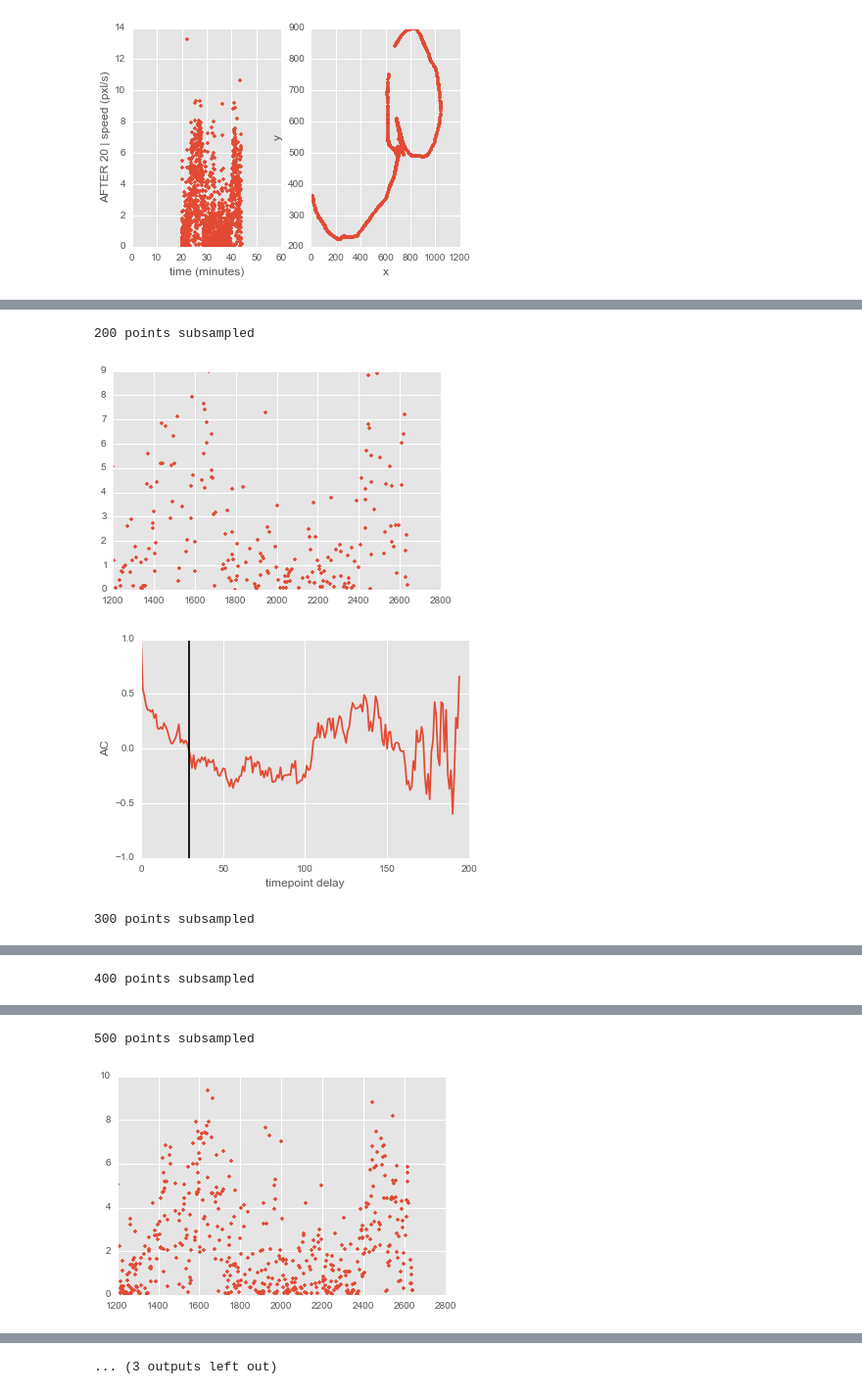
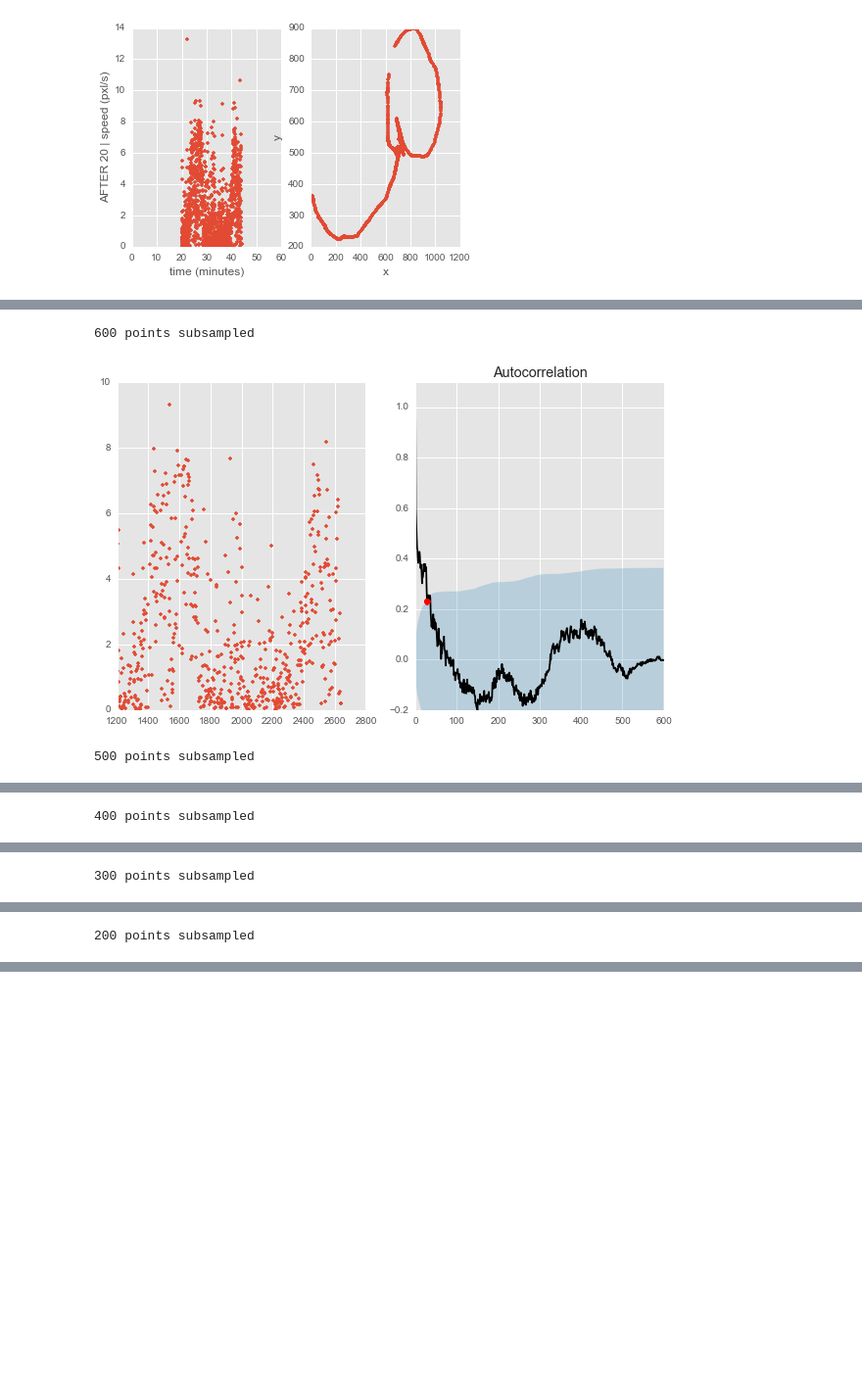
Before and after one commit to amarallab/waldo, a Jupyter notebook: workbooks/dev/sliding_bin_distribution.ipynb, the cells around one changed output, grey strips where cells are left out. Shown at 98% size. Cells and saved outputs as stored; diff of their text form; code cells hidden in the pictures; blank space fills up the shorter version.

```diff
--- a/workbooks/dev/sliding_bin_distribution.ipynb
+++ b/workbooks/dev/sliding_bin_distribution.ipynb
@@ -276,11 +371,14 @@ after 20 reject? True
 # %%
-s = df2['speed']
+#s = df2['speed']
+s = g['speed']
+
 loc, scale = stats.expon.fit(s)
 dist = stats.expon(loc=loc, scale=scale)
 size = len(df2)
 print size, 'size'
 
-fig, ax = plt.subplots()
+fig, ax = plt.subplots(figsize=(10, 6))
+
 pvals = []
 for i in range(1000):
 
@@ -290,6 +388,10 @@ for i in range(1000):
     ks_stat, p_val = stats.ks_2samp(s, rvs)
     pvals.append(p_val)
 
+
+ax.set_title('real vs many random variates')
+ax.set_ylabel('cdf')
+ax.set_xlabel('speed')
 ax.set_xscale('log')
 plt.show()
 
@@ -348,7 +461,7 @@ for f in fraction_of_points:
     #pvals = []
     rc = 0
     for i in range(100):
-        s = df2.loc[sample(df2.index, size)]['speed']
+        s = g.loc[sample(g.index, size)]['speed']
         ks_stat, p_val = stats.kstest(s, 'expon', args=(loc, scale))
         #pvals.append(p_val)
         if p_val < 0.05:
@@ -357,7 +470,7 @@ for f in fraction_of_points:
 
 fig, ax = plt.subplots()
 ax.plot([0.1, 0.1], [0, 100], 'black')
-ax.plot(fraction_of_points, reject_counts, '.')
+ax.plot(fraction_of_points, reject_counts, 'o')
 ax.set_ylabel('precent of ks-tests rejected')
 ax.set_xlabel('fraction of points subsampled')
 ax.set_ylim([0, 101])
@@ -429,9 +665,9 @@ autocorr_time_to_zero(df2, plot=True)
 # %%
-size = int(len(df2) / 5)
+size = int(len(df2) / 1)
 print size
 df = df2.loc[sample(df2.index, size)]
 df.sort('time', inplace=True)
 #df = df2.loc[np.random.choice(df2.index, size, replace=False)]
-a = autocorr_time_to_zero(df, plot=True)
+a = acf_last_significant(df, plot=True)
 print a
 # %% [output]
@@ -441,8 +681,18 @@ print a
 # %%
+s = df2['speed']
+fig, ax = plt.subplots(2, 1, figsize=(10,3))
+ax[1].plot(df2['minutes'], s)
+ax[1].set_ylabel('speed')
+ax[1].set_xlabel('time (minutes)')
+plt.show()
+
+
 ac = []
 sizes = []
-ac_to_zero = []
-for size in range(100, len(df2), 10):
+ac_to_insignificant = []
+size_range = range(100, len(df2), 10)
+size_range.reverse()
+for size in size_range:
     #print size
     #df = df2.loc[np.random.choice(df2.index, size, replace=False)]
     df = df2.loc[sample(df2.index, size)]
@@ -451,10 +701,12 @@ for size in range(100, len(df2), 10):
     if size in [200, 300, 400, 500, 600]:
         print size, 'points subsampled'
         plot_this = True
-        fig, ax = plt.subplots()
-        ax.plot(df['time'], df['speed'], '.')
-        plt.show()
-    ac_to_zero.append(autocorr_time_to_zero(df, plot=plot_this))
+        fig, ax = plt.subplots(1, 2, figsize=(10, 6))
+        ax[0].plot(df['time'], df['speed'], '.')
+        #plt.show()
+    ac_to_insignificant.append(acf_last_significant(df, ax=ax[1], plot=plot_this))
     ac.append(df['speed'].autocorr())
     sizes.append(size)
+    if plot_this:
+        plt.show()
 # %% [output]
@@ -461,4 +714,3 @@ for size in range(100, len(df2), 10):
-200 points subsampled
+600 points subsampled
-[figure, old version]
-[figure, old version]
+[figure, new version]
-300 points subsampled
+500 points subsampled
@@ -465,0 +718 @@ for size in range(100, len(df2), 10):
+400 points subsampled
@@ -467 +720 @@ for size in range(100, len(df2), 10):
-400 points subsampled
+300 points subsampled
@@ -468,0 +722 @@ for size in range(100, len(df2), 10):
+200 points subsampled
@@ -470,2 +723,0 @@ for size in range(100, len(df2), 10):
-500 points subsampled
-[figure, removed]
@@ -473 +723,0 @@ for size in range(100, len(df2), 10):
-... (3 outputs left out)
```
Also changed, not shown: parts of 23 cells of this notebook, 3 other files.
